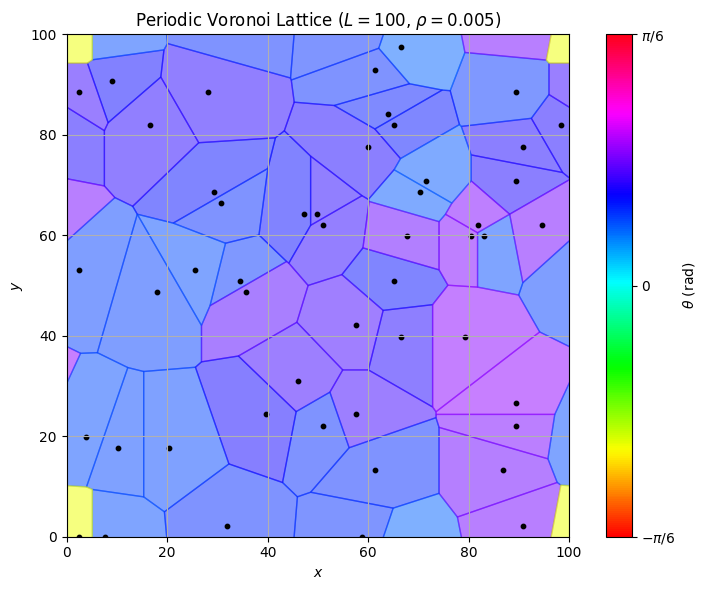
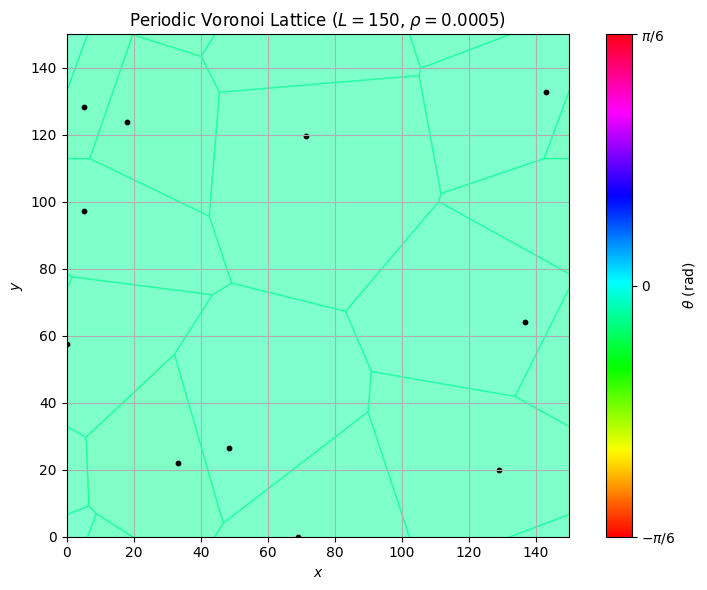
Unified diff of the notebook cell whose output changed from the first chart to the second:
--- before
+++ after
@@ -1,4 +1,4 @@
-L = 100
-rho = 0.005
+L = 150
+rho = 0.0005
 
 T = 3
@@ -14,11 +14,11 @@
 plt.show()
 
-graphene = Graphene.GrapheneCrystal(vor, a = 1.42)
+# graphene = Graphene.GrapheneCrystal(vor, a = 1.42)
 
-graphene.save_crystal('results/graphene_test.npz')
+# graphene.save_crystal('results/graphene_test.npz')
 
-graphene.plot_atoms()
-plt.show()
-graphene.plot_bonds()
-plt.plot(graphene.relaxed_generators[:, 0], graphene.relaxed_generators[:, 1], 'ro', label='Relaxed Generators', markersize=1)
-plt.show()
+# graphene.plot_atoms()
+# plt.show()
+# graphene.plot_bonds()
+# plt.plot(graphene.relaxed_generators[:, 0], graphene.relaxed_generators[:, 1], 'ro', label='Relaxed Generators', markersize=1)
+# plt.show()

Commit: Change in Observables